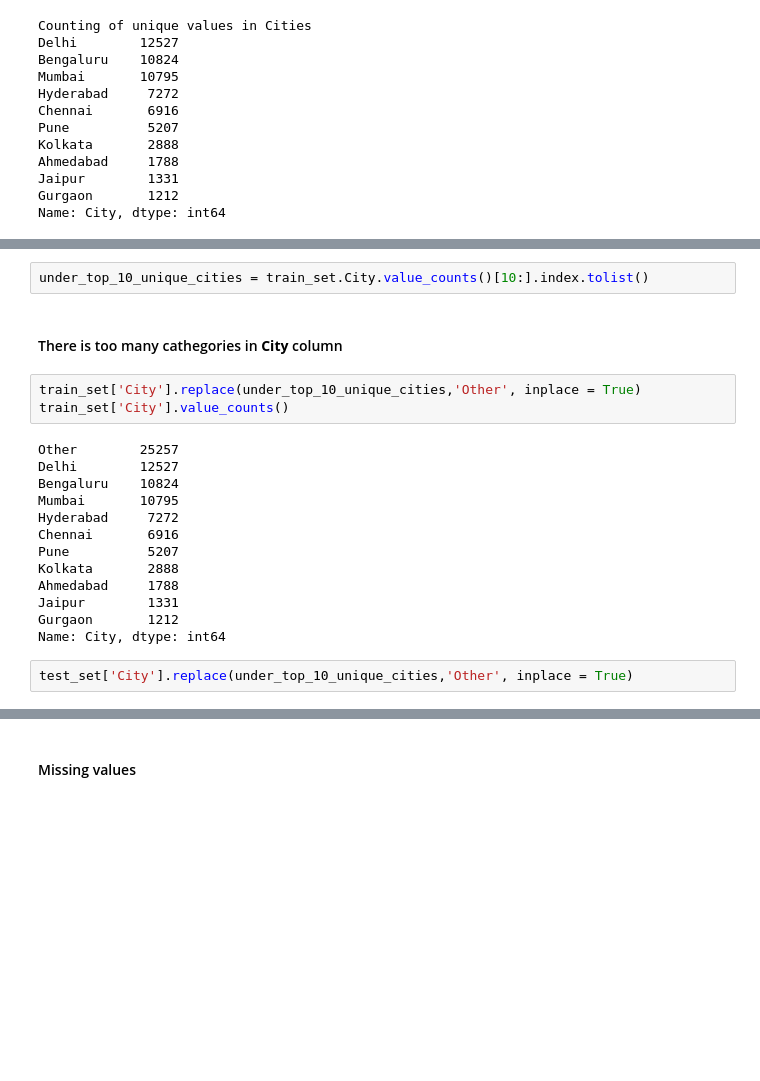
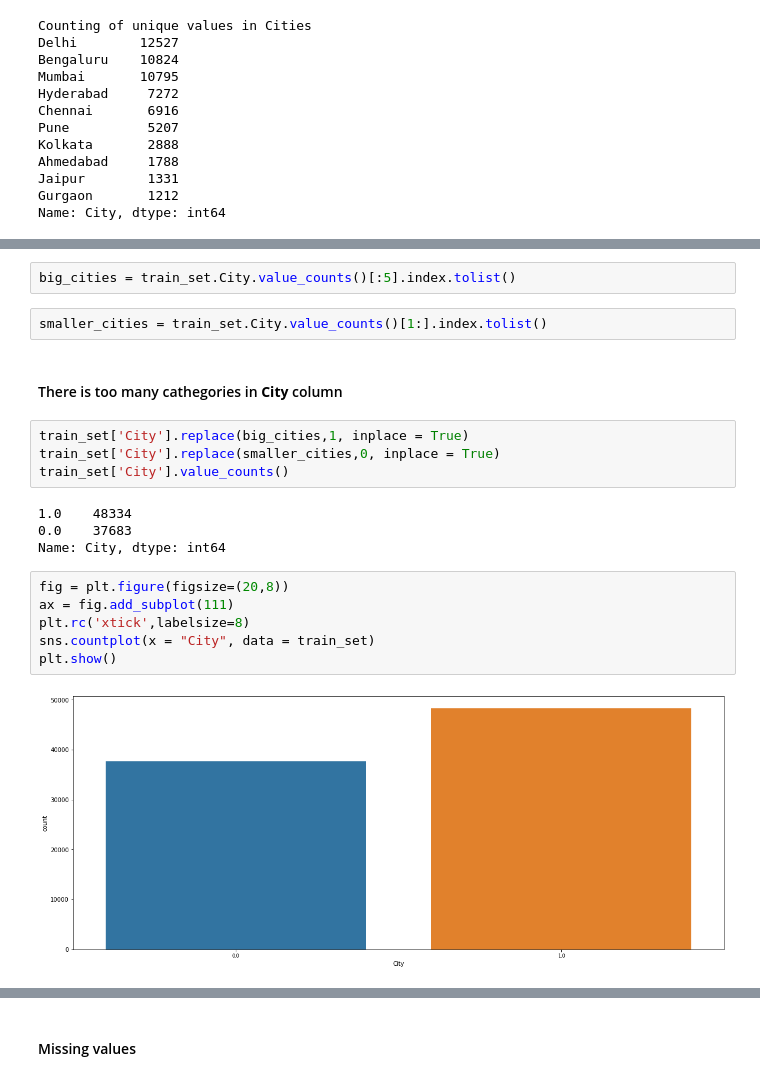
Before and after one commit to agomolka/AutomateDealingWithImbalance, a Jupyter notebook: main.ipynb, the cells around one changed output, grey strips where cells are left out. Saved outputs shown, nothing was run; the diff lists cells and outputs as text; blank space fills up the shorter version.

```diff
--- a/main.ipynb
+++ b/main.ipynb
@@ -152,22 +180,22 @@ Name: City, dtype: int64
 # %%
-under_top_10_unique_cities = train_set.City.value_counts()[10:].index.tolist()
+big_cities = train_set.City.value_counts()[:5].index.tolist()
+# %%
+smaller_cities = train_set.City.value_counts()[1:].index.tolist()
 # %% [markdown]
 #### There is too many cathegories in <b>City</b> column
 # %%
-train_set['City'].replace(under_top_10_unique_cities,'Other', inplace = True)
+train_set['City'].replace(big_cities,1, inplace = True)
+train_set['City'].replace(smaller_cities,0, inplace = True)
 train_set['City'].value_counts()
 # %% [output]
-Other        25257
-Delhi        12527
-Bengaluru    10824
-Mumbai       10795
-Hyderabad     7272
-Chennai       6916
-Pune          5207
-Kolkata       2888
-Ahmedabad     1788
-Jaipur        1331
-Gurgaon       1212
+1.0    48334
+0.0    37683
 Name: City, dtype: int64
-# %%
-test_set['City'].replace(under_top_10_unique_cities,'Other', inplace = True)
+# %%
+fig = plt.figure(figsize=(20,8))
+ax = fig.add_subplot(111)
+plt.rc('xtick',labelsize=8)
+sns.countplot(x = "City", data = train_set)
+plt.show()
+# %% [output]
+[figure, added]
```
Also changed, not shown: parts of 115 cells of this notebook, 2 other files.
